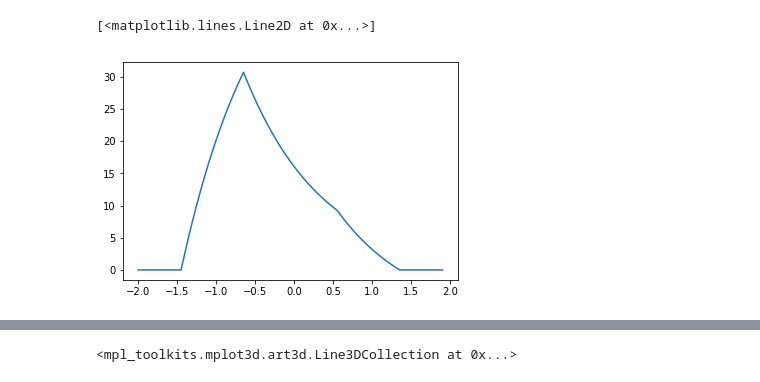
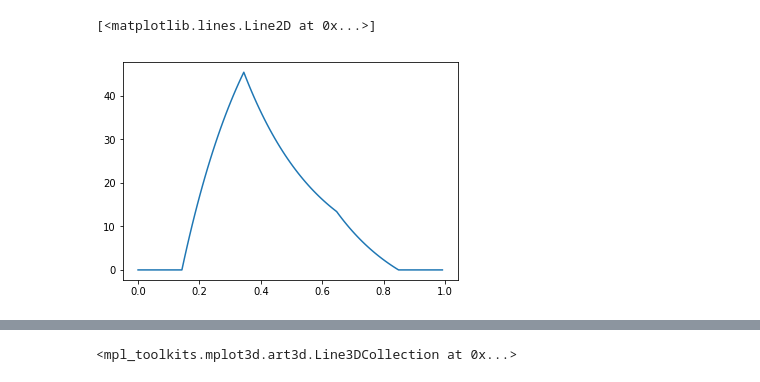
Before and after one commit to marcogenualdo/convolution-explained, a Jupyter notebook: convolution.ipynb, the cells around one changed output, grey strips where cells are left out. Drawn from its saved outputs; the diff is of its cells as text; code cells hidden in the pictures.

```diff
--- a/convolution.ipynb
+++ b/convolution.ipynb
@@ -104,5 +135,12 @@ This is all we need to implement the convolution. Here I treat the very special
 # %%
-n = len(x)
+# redefining functions
+n = 60
+x = np.linspace(-1,1,n)
+f = np.exp(-x)
+g = np.array([1. if k < 0.4 and k > -0.4 else 0. for k in x])
+
+# convolving
+cx = np.linspace(0,1,2*n)
 conv = np.zeros(2 * n)
 for i in range(n):
     conv[i] = np.sum(f[i::-1] * g[:i+1])
@@ -152,17 +197,17 @@ In this representation is quite evident that what we did is just to reverse the
 
 Here's the correspoding python code.
 # %%
-convmatz = np.zeros((2 * L - 1, L))
-for i in range(2 * L - 1):
-    for j in range(L):
-        if (i <= L and j <= i) or (i > L and j  > i - L):
-            convmatz[i,j] = g[L-i+j-1]
+convmatz = np.zeros((2 * n - 1, n))
+for i in range(2 * n - 1):
+    for j in range(n):
+        if (i <= n and j <= i) or (i > n and j  > i - n):
+            convmatz[i,j] = g[n-i+j-1]
 conv2 = np.dot(convmatz, f)
 
 plt.plot(cx[:-1], conv2)
 # %% [output]
 [<matplotlib.lines.Line2D at 0x...>]
-[figure, old version]
+[figure, new version]
 # %% [markdown]
 ## Application to image smoothing and edge detection
 
```
Also changed, not shown: parts of 8 cells of this notebook.
